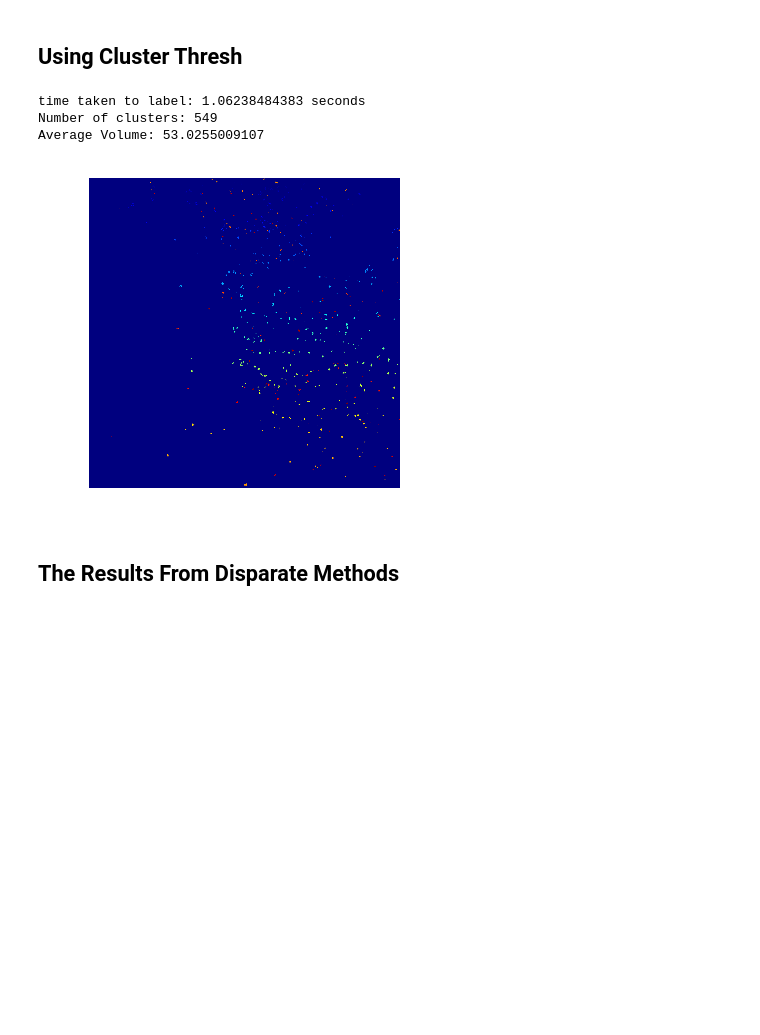
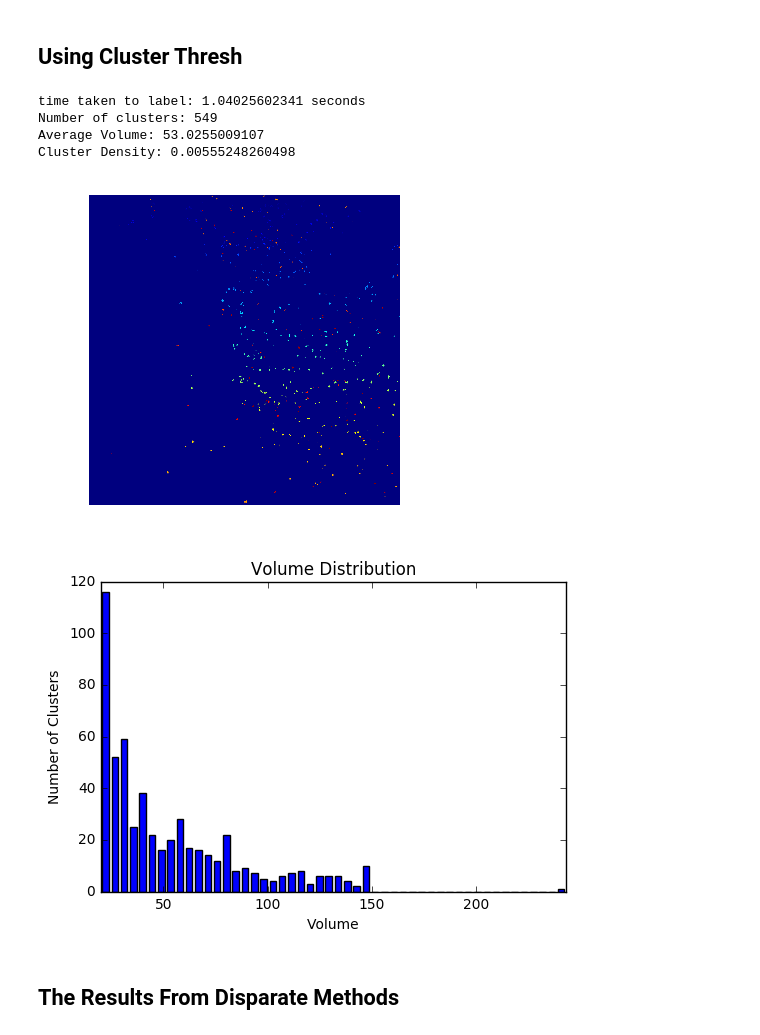
Before and after one commit to NeuroDataDesign/pan-synapse, a Jupyter notebook: background/Cluster_Thresh_Algorithms.md.ipynb, the cells around one changed output. Saved outputs shown, nothing was run; the diff lists cells and outputs as text; code cells hidden in the pictures; blank space fills up the shorter version.

```diff
--- a/background/Cluster_Thresh_Algorithms.md.ipynb
+++ b/background/Cluster_Thresh_Algorithms.md.ipynb
@@ -393,6 +415,6 @@ plosOutSubPow = np.power(plosOutSub, 1)
 # %%
 #binarize output of plos lib
-bianOutSub = cLib.otsuVox(plosOutSubPow)
+bianOutSub = cLib.otsuVox(plosOutSub)
 # %%
 #dilate the output based on neigborhood size
 bianOutSubDil = ndimage.morphology.binary_dilation(bianOutSub).astype(int)
@@ -404,12 +426,14 @@ plt.show()
 # %% [markdown]
 ## Using Cluster Thresh
 # %%
-clusterAnalysis(bianOutSubDil, lowerFence=20, upperFence=150, sliceVis=3)
+clusterAnalysis(bianOutSubDil, lowerFence=20, upperFence=150, sliceVis=3, bins=50)
 # %% [output]
-time taken to label: 1.06238484383 seconds
+time taken to label: 1.04025602341 seconds
 Number of clusters: 549
 Average Volume: 53.0255009107
+Cluster Density: 0.00555248260498
 [figure]
+[figure, added]
 # %% [markdown]
 ## The Results From Disparate Methods
 # %%
```
Also changed, not shown: parts of 9 cells of this notebook.
